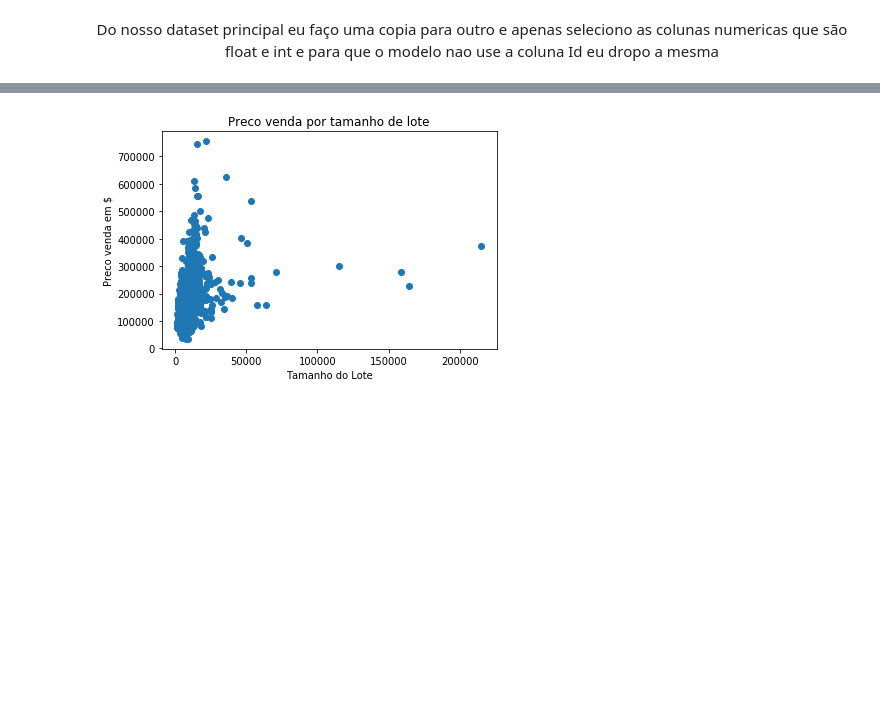
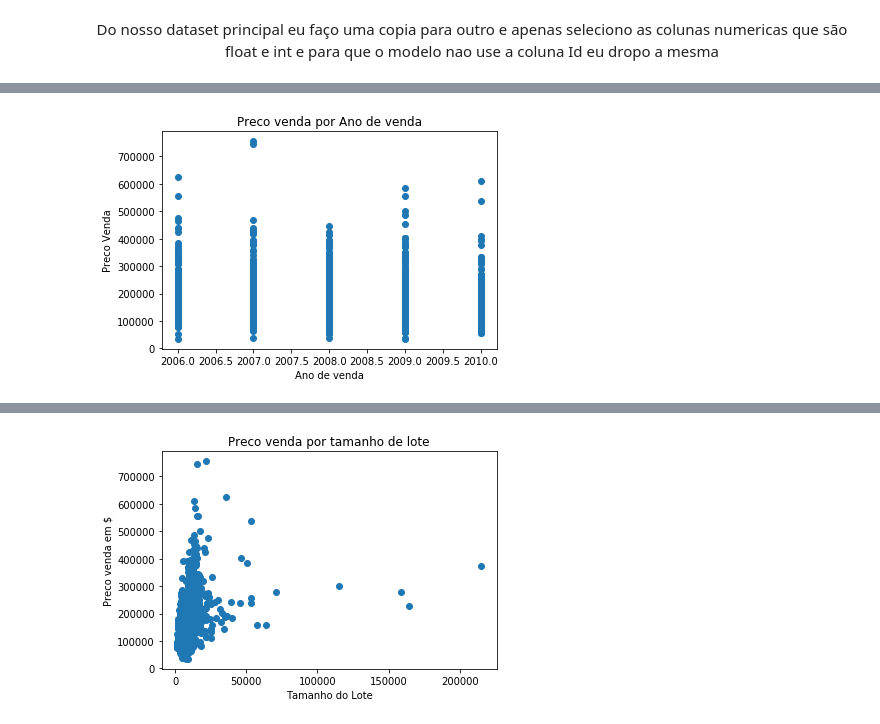
Before and after one commit to espinozachristian/House-Price-Predict, a Jupyter notebook: House_prices_predict.ipynb, the cells around one changed output, grey strips where cells are left out. Cells and saved outputs as stored; diff of their text form; code cells hidden in the pictures; blank space fills up the shorter version.

```diff
--- a/House_prices_predict.ipynb
+++ b/House_prices_predict.ipynb
@@ -80,3 +87,14 @@ Index(['Id', 'Classe de Construção', 'rua conectada a propriedade',
 <img src='ScatterPlot.PNG'>
 <h2 style="text-align:center">Objetivo:</h2>
 <p style="text-align:center">Buscar visualizar se algumas caracteristicas da casa podem interferir no valor final do imovel</p>
+# %%
+X = df2['YrSold']
+Y = df2['Preco Venda']
+plt.scatter(X,Y)
+plt.title('Preco venda por Ano de venda')
+plt.xlabel('Ano de venda')
+plt.ylabel('Preco Venda')
+#plt.savefig('ScatterPlot_01.png')
+plt.show()
+# %% [output]
+[figure, added]
```
Also changed, not shown: parts of 34 cells of this notebook, 1 other file.
